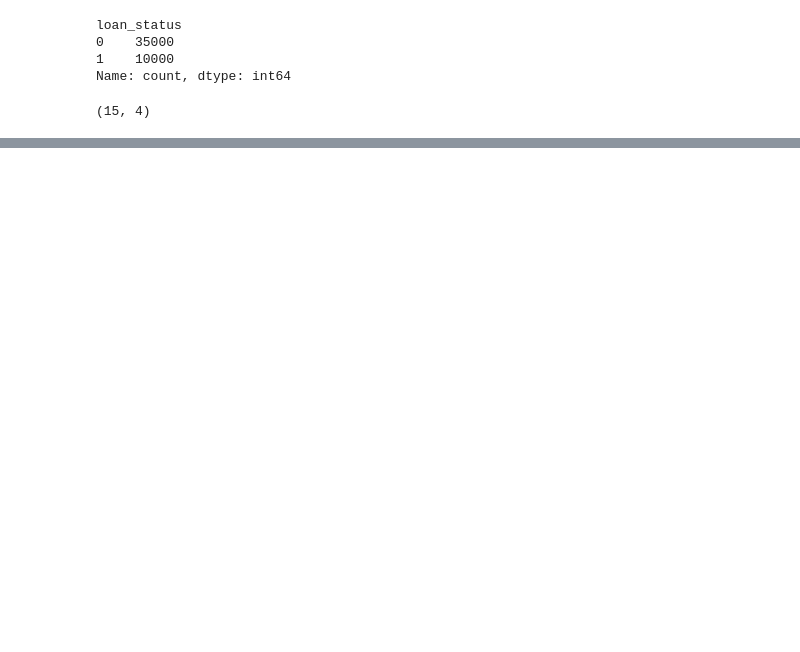
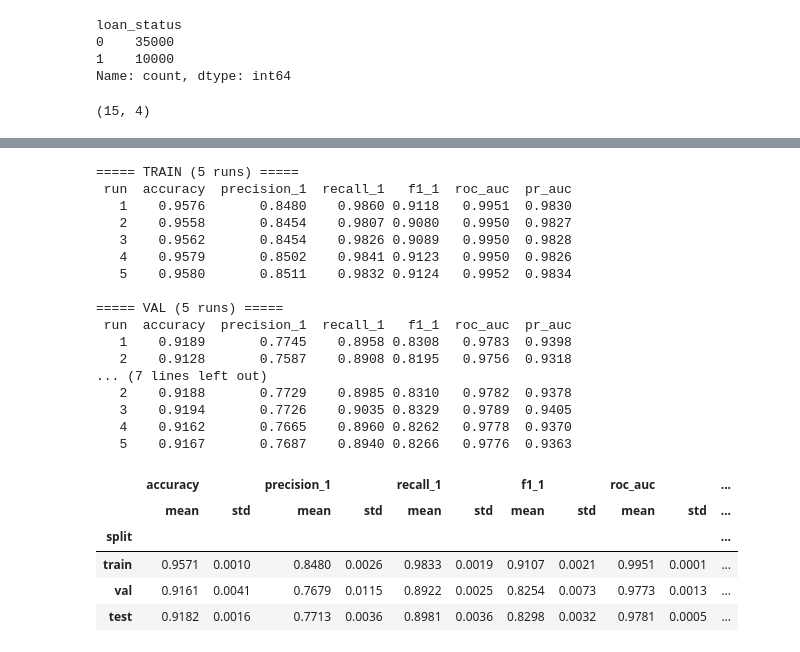
Before and after one commit to ruxilant360/loan_risk_project, a Jupyter notebook: notebooks/modelling/xgboost_train.ipynb, the cells around one changed output, grey strips where cells are left out. Cells and saved outputs as stored; diff of their text form; code cells hidden in the pictures; blank space fills up the shorter version.

Commit message:
Metrics added

```diff
--- a/notebooks/modelling/xgboost_train.ipynb
+++ b/notebooks/modelling/xgboost_train.ipynb
@@ -106,7 +106,8 @@ def search_and_train(X, y, scale_weights):
         scoring = 'average_precision',
         cv = cv,
         return_train_score = True,
-        random_state = 42)
+        random_state = 42,
+        n_jobs = -1)  # added: run CV fits in parallel on all cores for speed
 
     results = search.fit(X_train, y_train)
 
@@ -132,0 +160,17 @@ with open("feature_dtypes.json", "w") as f:
+# %%
+import os  # added: for creating the results folder
+from sklearn.metrics import accuracy_score, roc_auc_score, average_precision_score  # added: extra summary metrics
+os.makedirs('results', exist_ok=True)  # added: folder to store outputs
+summary_df.to_csv('results/cv_search_results.csv', index=False)  # added: all 15 hyperparameter settings with mean/std CV scores
+rows = []  # added: collects per-split metrics
+with open('results/classification_reports.txt', 'w') as f:  # added: text file with all reports
+    for name, X_, y_ in [('TRAIN', X_tr, y_tr), ('VALIDATION', X_val, y_val), ('TEST', splitX_test, splity_test)]:  # added: loop over splits
+        pred, prob = fit_model.predict(X_), fit_model.predict_proba(X_)[:, 1]  # added: class predictions and class-1 probabilities
+        f.write(f'===== {name} =====' + chr(10) + classification_report(y_, pred, digits=4) + chr(10))  # added: write report to file
+        rep = classification_report(y_, pred, output_dict=True)  # added: report as dict for the table
+        rows.append({'split': name, 'accuracy': accuracy_score(y_, pred), 'precision_1': rep['1']['precision'], 'recall_1': rep['1']['recall'], 'f1_1': rep['1']['f1-score'], 'roc_auc': roc_auc_score(y_, prob), 'pr_auc': average_precision_score(y_, prob)})  # added: one summary row per split
+metrics_df = pd.DataFrame(rows)  # added: summary table
+metrics_df.to_csv('results/split_metrics.csv', index=False)  # added: save summary table
+json.dump(fit_model.get_params(), open('results/best_params.json', 'w'), indent=2, default=str)  # added: best model hyperparameters
+print(summary_df.head(15))  # added: show all search candidates
+metrics_df  # added: display summary table
@@ -132,0 +199,55 @@ with open("feature_dtypes.json", "w") as f:
+# %%
+from sklearn.metrics import precision_score, recall_score, f1_score  # added: per-class metrics for the run table
+best_params = {k: v for k, v in fit_model.get_params().items() if k != 'scale_pos_weight'}  # added: best hyperparameters from the search (weight recomputed per run)
+X_all = data.drop('loan_status', axis=1)  # added: features
+y_all = data['loan_status']  # added: target
+cat_cols = X_all.select_dtypes(include=['object', 'category', 'bool']).columns  # added: categorical columns
+X_all[cat_cols] = X_all[cat_cols].astype('category')  # added: same categorical handling as categorize_and_split
+run_rows, report_rows = [], []  # added: per-run summary rows and full per-class report rows
+for run in range(5):  # added: 5 runs, each with a different random split
+    X_trv, X_te, y_trv, y_te = train_test_split(X_all, y_all, test_size=0.2, stratify=y_all, random_state=run)  # added: different test split per run
+    X_t, X_v, y_t, y_v = train_test_split(X_trv, y_trv, test_size=0.15, stratify=y_trv, random_state=run)  # added: different train/val split per run
+    model = xgb.XGBClassifier(**best_params, scale_pos_weight=scale_weights(y_t))  # added: same best settings, weight from this run's train set
+    model.fit(X_t, y_t)  # added: train on this run's train set
+    for split_name, X_, y_ in [('train', X_t, y_t), ('val', X_v, y_v), ('test', X_te, y_te)]:  # added: score each split
+        pred, prob = model.predict(X_), model.predict_proba(X_)[:, 1]  # added: predictions and class-1 probabilities
+        run_rows.append({'run': run + 1, 'split': split_name, 'accuracy': accuracy_score(y_, pred), 'precision_1': precision_score(y_, pred), 'recall_1': recall_score(y_, pred), 'f1_1': f1_score(y_, pred), 'roc_auc': roc_auc_score(y_, prob), 'pr_auc': average_precision_score(y_, prob)})  # added: one row per run per split
+        rep = classification_report(y_, pred, output_dict=True)  # added: full report as dict
+        for label in ['0', '1', 'macro avg', 'weighted avg']:  # added: flatten the report rows
+            report_rows.append({'run': run + 1, 'split': split_name, 'class': label, 'precision': rep[label]['precision'], 'recall': rep[label]['recall'], 'f1': rep[label]['f1-score'], 'support': rep[label]['support']})  # added: one row per class per split per run
+runs_df = pd.DataFrame(run_rows).round(4)  # added: table of all runs
+reports_df = pd.DataFrame(report_rows).round(4)  # added: classification reports of all runs as a table
+metric_cols = ['accuracy', 'precision_1', 'recall_1', 'f1_1', 'roc_auc', 'pr_auc']  # added: metric columns
+runs_summary = runs_df.groupby('split')[metric_cols].agg(['mean', 'std']).round(4).loc[['train', 'val', 'test']]  # added: mean and std across the 5 runs per split
+runs_df.to_csv('results/runs_metrics.csv', index=False)  # added: 15 rows = 5 runs x 3 splits
+reports_df.to_csv('results/runs_classification_reports.csv', index=False)  # added: full per-class reports for every run
+runs_summary.to_csv('results/runs_summary_mean_std.csv')  # added: mean/std table
+for split_name in ['train', 'val', 'test']:  # added: print one table per split
+    print(f'===== {split_name.upper()} (5 runs) =====')  # added: header
+    print(runs_df[runs_df['split'] == split_name].drop(columns='split').to_string(index=False))  # added: 5 rows, one per run
+    print()  # added: blank line
+runs_summary  # added: display mean and std per split
+# %% [output]
+===== TRAIN (5 runs) =====
+ run  accuracy  precision_1  recall_1   f1_1  roc_auc  pr_auc
+   1    0.9576       0.8480    0.9860 0.9118   0.9951  0.9830
+   2    0.9558       0.8454    0.9807 0.9080   0.9950  0.9827
+   3    0.9562       0.8454    0.9826 0.9089   0.9950  0.9828
+   4    0.9579       0.8502    0.9841 0.9123   0.9950  0.9826
+   5    0.9580       0.8511    0.9832 0.9124   0.9952  0.9834
+
+===== VAL (5 runs) =====
+ run  accuracy  precision_1  recall_1   f1_1  roc_auc  pr_auc
+   1    0.9189       0.7745    0.8958 0.8308   0.9783  0.9398
+   2    0.9128       0.7587    0.8908 0.8195   0.9756  0.9318
+... (7 lines left out)
+   2    0.9188       0.7729    0.8985 0.8310   0.9782  0.9378
+   3    0.9194       0.7726    0.9035 0.8329   0.9789  0.9405
+   4    0.9162       0.7665    0.8960 0.8262   0.9778  0.9370
+   5    0.9167       0.7687    0.8940 0.8266   0.9776  0.9363
+|  | accuracy |  | precision_1 |  | recall_1 |  | f1_1 |  | roc_auc |  | ... |
+|  | mean | std | mean | std | mean | std | mean | std | mean | std | ... |
+| split |  |  |  |  |  |  |  |  |  |  | ... |
+| train | 0.9571 | 0.0010 | 0.8480 | 0.0026 | 0.9833 | 0.0019 | 0.9107 | 0.0021 | 0.9951 | 0.0001 | ... |
+| val | 0.9161 | 0.0041 | 0.7679 | 0.0115 | 0.8922 | 0.0025 | 0.8254 | 0.0073 | 0.9773 | 0.0013 | ... |
+| test | 0.9182 | 0.0016 | 0.7713 | 0.0036 | 0.8981 | 0.0036 | 0.8298 | 0.0032 | 0.9781 | 0.0005 | ... |
```
Also changed, not shown: parts of 5 cells of this notebook, 11 other files.
